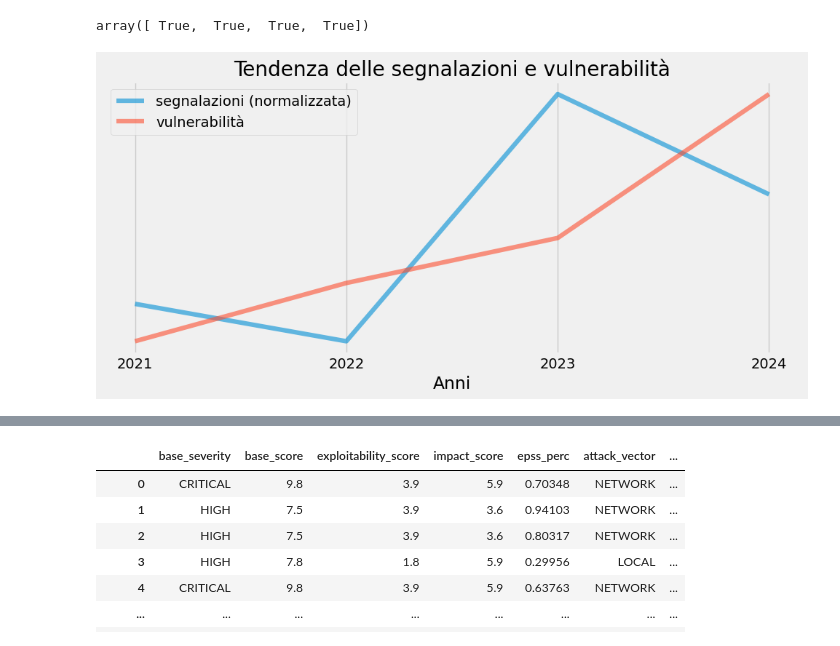
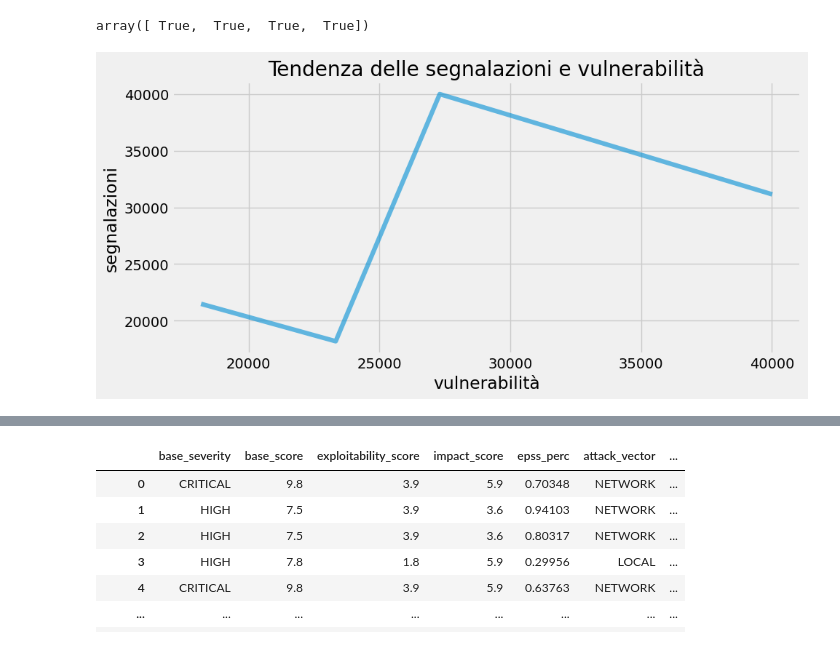
Before and after one commit to Darka3sS/Progetto_DS, a Jupyter notebook: EDA.ipynb, the cells around one changed output, grey strips where cells are left out. Drawn from its saved outputs; the diff is of its cells as text; code cells hidden in the pictures.

```diff
--- a/EDA.ipynb
+++ b/EDA.ipynb
@@ -515,28 +521,27 @@ array([ True,  True,  True,  True])
 # %%
 #mostriamo la tendenza in confronto
 x = anno_count_s.index
 df = pd.DataFrame({
     "Anni": x ,
     "segnalazioni": mp_scaled[:],
     "vulnerabilità": anno_count_s[:]
 })
 fig = plt.figure( figsize=(10, 5) )
 
-sns.lineplot(df, x="Anni",y="segnalazioni", label="segnalazioni (normalizzata)",linewidth=4.5, alpha=0.6)
-sns.lineplot(df, x="Anni", y="vulnerabilità", label="vulnerabilità",linewidth=4.5, alpha=0.6)
+sns.lineplot(df, x="vulnerabilità",y="segnalazioni", linewidth=4.5, alpha=0.6)
 plt.title("Tendenza delle segnalazioni e vulnerabilità")
-#plt.xlabel("Anni")
-plt.yticks([])
-plt.ylabel("")
+plt.xlabel("vulnerabilità")
 
-plt.legend()
 
-plt.xticks(x)
+plt.ylabel("segnalazioni")
+
+
+
 plt.tight_layout()
 plt.show()
 fig.savefig("Grafici\\Tendenza_segn_vuln.svg")
 # %% [output]
-[figure, old version]
+[figure, new version]
 # %%
 corr = sp.stats.pearsonr(mp_scaled,anno_count_s)
 spear = sp.stats.spearmanr(mp_scaled,anno_count_s)
```
Also changed, not shown: parts of 9 cells of this notebook, 6 other files.
